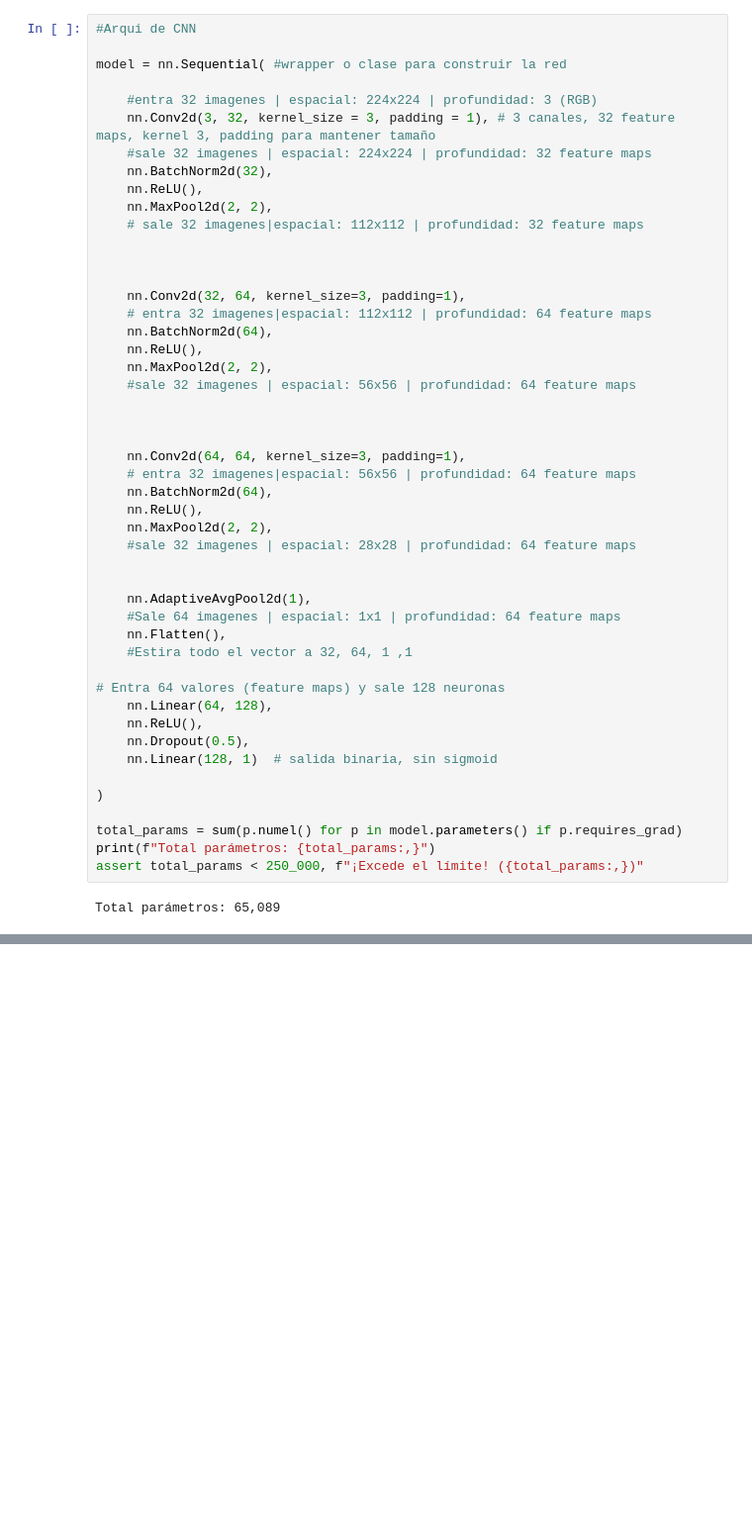
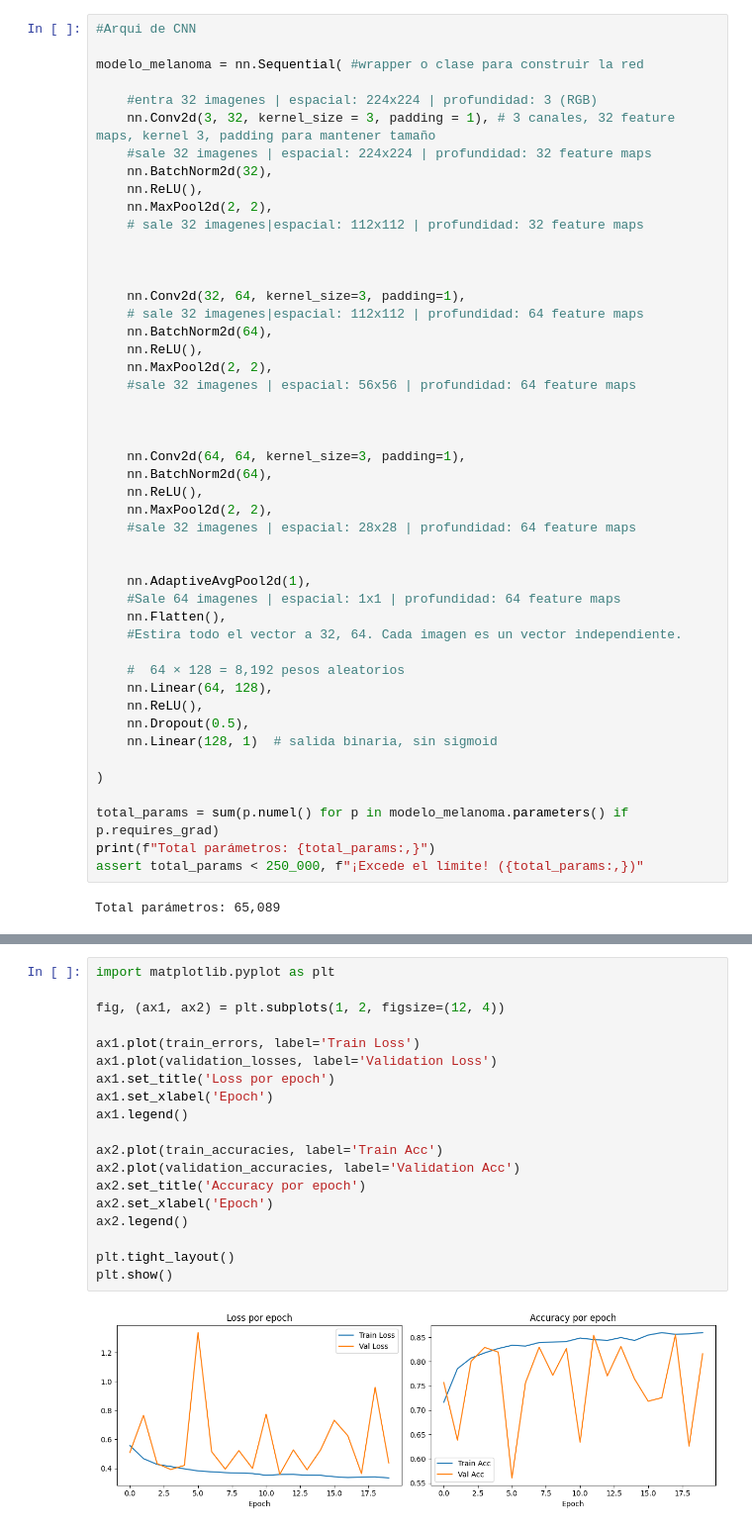
Before and after one commit to sebasposcor-del/melanoma-cnn-classifier, a Jupyter notebook: melanoma-cnn-classifier.ipynb, the cells around one changed output, grey strips where cells are left out. Shown at 99% size. Cells and saved outputs as stored; diff of their text form; blank space fills up the shorter version.

```diff
--- a/melanoma-cnn-classifier.ipynb
+++ b/melanoma-cnn-classifier.ipynb
@@ -308,7 +331,7 @@ Al igual que antes añade no linealidad y permite que aprenda combinaciones más
 # %%
 #Arqui de CNN
 
-model = nn.Sequential( #wrapper o clase para construir la red
+modelo_melanoma = nn.Sequential( #wrapper o clase para construir la red
 
     #entra 32 imagenes | espacial: 224x224 | profundidad: 3 (RGB)
     nn.Conv2d(3, 32, kernel_size = 3, padding = 1), # 3 canales, 32 feature maps, kernel 3, padding para mantener tamaño
@@ -321,7 +344,7 @@ model = nn.Sequential( #wrapper o clase para construir la red
 
 
     nn.Conv2d(32, 64, kernel_size=3, padding=1),
-    # entra 32 imagenes|espacial: 112x112 | profundidad: 64 feature maps
+    # sale 32 imagenes|espacial: 112x112 | profundidad: 64 feature maps
     nn.BatchNorm2d(64),
     nn.ReLU(),
     nn.MaxPool2d(2, 2),
@@ -330,7 +353,6 @@ model = nn.Sequential( #wrapper o clase para construir la red
 
 
     nn.Conv2d(64, 64, kernel_size=3, padding=1),
-    # entra 32 imagenes|espacial: 56x56 | profundidad: 64 feature maps
     nn.BatchNorm2d(64),
     nn.ReLU(),
     nn.MaxPool2d(2, 2),
@@ -340,9 +362,9 @@ model = nn.Sequential( #wrapper o clase para construir la red
     nn.AdaptiveAvgPool2d(1),
     #Sale 64 imagenes | espacial: 1x1 | profundidad: 64 feature maps
     nn.Flatten(),
-    #Estira todo el vector a 32, 64, 1 ,1
+    #Estira todo el vector a 32, 64. Cada imagen es un vector independiente.
 
-# Entra 64 valores (feature maps) y sale 128 neuronas
+    #  64 × 128 = 8,192 pesos aleatorios
     nn.Linear(64, 128),
     nn.ReLU(),
     nn.Dropout(0.5),
@@ -350,7 +372,7 @@ model = nn.Sequential( #wrapper o clase para construir la red
 
 )
 
-total_params = sum(p.numel() for p in model.parameters() if p.requires_grad)
+total_params = sum(p.numel() for p in modelo_melanoma.parameters() if p.requires_grad)
 print(f"Total parámetros: {total_params:,}")
 assert total_params < 250_000, f"¡Excede el límite! ({total_params:,})"
 # %% [output]
@@ -357,0 +471,21 @@ Total parámetros: 65,089
+# %%
+import matplotlib.pyplot as plt
+
+fig, (ax1, ax2) = plt.subplots(1, 2, figsize=(12, 4))
+
+ax1.plot(train_errors, label='Train Loss')
+ax1.plot(validation_losses, label='Validation Loss')
+ax1.set_title('Loss por epoch')
+ax1.set_xlabel('Epoch')
+ax1.legend()
+
+ax2.plot(train_accuracies, label='Train Acc')
+ax2.plot(validation_accuracies, label='Validation Acc')
+ax2.set_title('Accuracy por epoch')
+ax2.set_xlabel('Epoch')
+ax2.legend()
+
+plt.tight_layout()
+plt.show()
+# %% [output]
+[figure, added]
```
Also changed, not shown: parts of 20 cells of this notebook, 1 other file.
